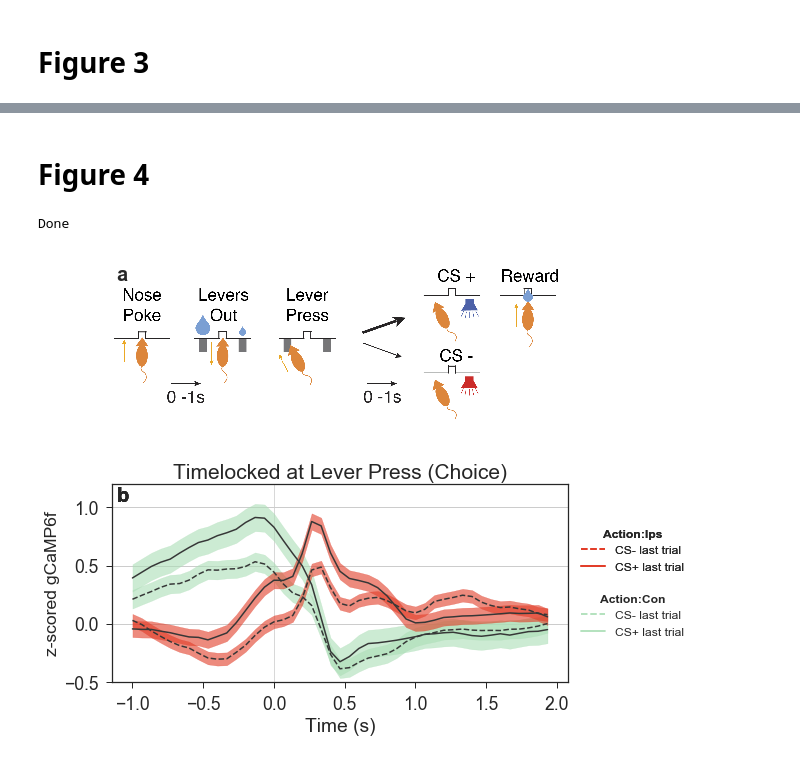
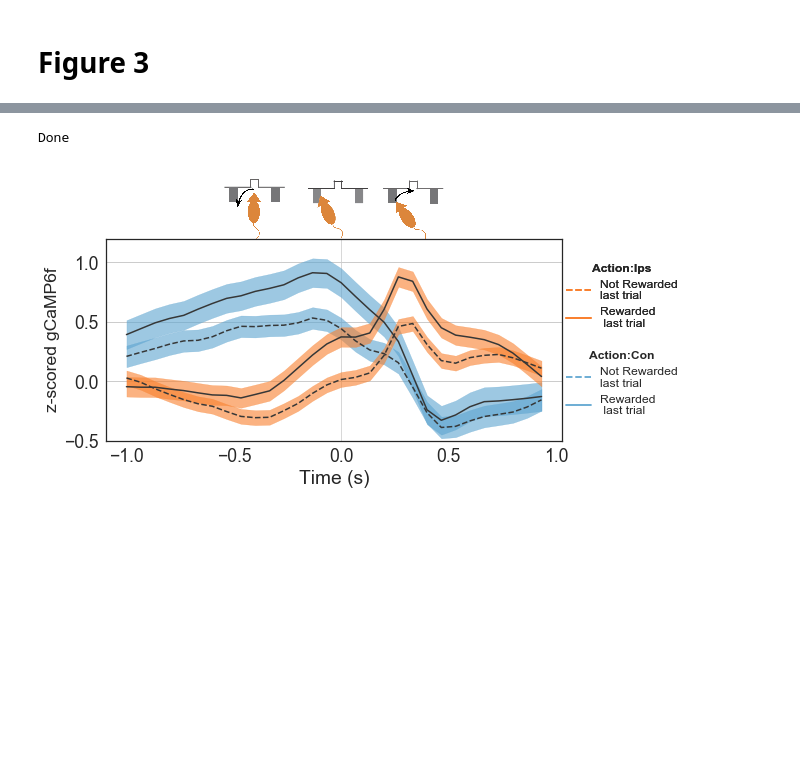
Before and after one commit to rachelstephlee/qlearning, a Jupyter notebook: Paper_V2.ipynb, the cells around one changed output, grey strips where cells are left out. Saved outputs shown, nothing was run; the diff lists cells and outputs as text; code cells hidden in the pictures; blank space fills up the shorter version.

Commit message:
updated paper figures 1. fixed some minor errors 2. added sample trace with high prob blocks

```diff
--- a/Paper_V2.ipynb
+++ b/Paper_V2.ipynb
@@ -819,26 +548,27 @@ Done
-# %% [markdown]
-# Figure 4
 # %%
 
 
-figure = plt.figure(figsize=(10, 8))
-subfigs = np.array([['a', 'b'],['c', 'd'], ['e', 'f'], ['g', 'h']])
+figure = plt.figure(figsize=(10, 5))
+# subfigs = np.array([['a', 'b'],['c', 'd'], ['e', 'f'], ['g', 'h']])
 gs = gridspec.GridSpec(2, 2,
-                       width_ratios=[9, 1])
+                       width_ratios=[9, 1], height_ratios = [0.3, 1], hspace=0)
+line_styles = ['--', '-']
 
 #schematic
 ax = plt.subplot(gs[0,0])
-im = plt.imread('figs/schematic.jpg')
+im = plt.imread('figs/schematic2.jpg')
 ax.imshow(im)
 ax.axis('off')
+# ax.set_title('Timelocked at ' + tl_name)
 
-ax.annotate('a', (0,0), (0.01,0.99), 'axes fraction', fontsize=20,
-                    weight='semibold', va='top', ha='left')
+
+# ax.annotate('a', (0,0), (0.01,0.99), 'axes fraction', fontsize=20,
+#                     weight='semibold', va='top', ha='left')
 
 
 # legends
 
-palettes =  ['GnBu', 'YlOrRd_d']
+palettes =  ['Blues', 'Oranges']
 
 categories = ['Con', 'Ips']
 column = 'Action'
@@ -846,12 +576,13 @@ cat_names = categories
 
 timelocked = 'g_choice'
 tl_name = 'Lever Press (Choice)'
+lines = np.arange(2)
 
 lax2 = plt.subplot(gs[1, 1])
 for p_i, [subcat,palette] in enumerate(zip(cat_names, palettes)):
     color_palette = sns.color_palette(palette, 10)
-    ln1, = lax2.plot([], color = color_palette[3 + p_i], linestyle = line_styles[0], label = 'CS- last trial')
-    ln2, = lax2.plot([], color = color_palette[3 + p_i], linestyle = line_styles[1], label = 'CS+ last trial')
+    ln1, = lax2.plot([], color = color_palette[5], linestyle = line_styles[0], label = 'Not Rewarded\nlast trial')
+    ln2, = lax2.plot([], color = color_palette[5], linestyle = line_styles[1], label = 'Rewarded\n last trial')
 
     lgd = plt.legend(bbox_to_anchor = (1.5,0.5), handles = [ln1, ln2],
                      fontsize = 'xx-small', loc= (p_i * 3 + 1), title = column + ':' + str(subcat)) #  bbox_to_anchor=(0.5,0.7))
@@ -863,55 +594,42 @@ for p_i, [subcat,palette] in enumerate(zip(cat_names, palettes)):
 
 ax = plt.subplot(gs[1,0])
 
-ax.set_title('Timelocked at ' + tl_name)
 
 
 for subcat_i, [subcat, palette] in enumerate(zip(categories, palettes)):
     df_src = df_corr_DMS[df_corr_DMS[column] == subcat]
     color_palette = sns.color_palette(sns.color_palette(palette, 10))
 
 
     for l_i, col in zip(lines, color_palette):
 
 
         gcamp = np.vstack(df_src[(df_src['Reward_last'] == l_i) & (df_src['Stay/Leave'] == 'stay')][timelocked])
-        x = np.arange(-LEN_BEFORE/15, LEN_AFTER/ 15, 1/15)
-        y = np.mean(gcamp, axis = 0)
-        col = color_palette[3 + subcat_i]
+        x = np.arange(-LEN_BEFORE/15, LEN_BEFORE/ 15, 1/15)
+        y = np.mean(gcamp, axis = 0)[:30]
+        col = color_palette[5]
         lw = 1.5
         ls_i = line_styles[l_i]
 
         error = np.std(y, axis = 0) / np.sqrt(NS)
         ax.plot(x, y, color = '#363737', linestyle = ls_i, linewidth = lw)
         ax.fill_between(x, y-error, y+error, color = col, alpha = 0.6)
 
-                # title
-#                 if i == 0:
-#                     plt.title('GCaMP filtered with ' + src)
 
-                # add subfig label
-        ax.annotate(subfigs[i, j], (0,0), (0.01,0.99), 'axes fraction', fontsize=20,
-                    weight='semibold', va='top', ha='left')
-
-#                 # y axis
-#                 tick_interval = 0.25
-#                 ax.yaxis.set_major_locator(ticker.MultipleLocator(tick_interval))
 
         plt.ylim(-0.5, 1.2)
-#                 if i == 1 or i == 2:
-#                     n = 2  # Keeps every nth label
-#                     [l.set_visible(False) for (i,l) in enumerate(ax.yaxis.get_ticklabels()) if i % n != 0]
+
 
         plt.ylabel('z-scored gCaMP6f', size = 'small')
 
         plt.xlabel('Time (s)')
 
         ax.yaxis.grid(True)
         ax.axvline(0, color = 'lightgray', alpha = 0.5, zorder = 0, lw = 0.8), # ls = ':'
 
-
+plt.subplots_adjust(bottom = 0.15)
 plt.savefig('figs/Fig3', dpi=200)
 print('Done')
 # %% [output]
 Done
-[figure, old version]
+[figure, new version]
```
Also changed, not shown: parts of 9 cells of this notebook.
